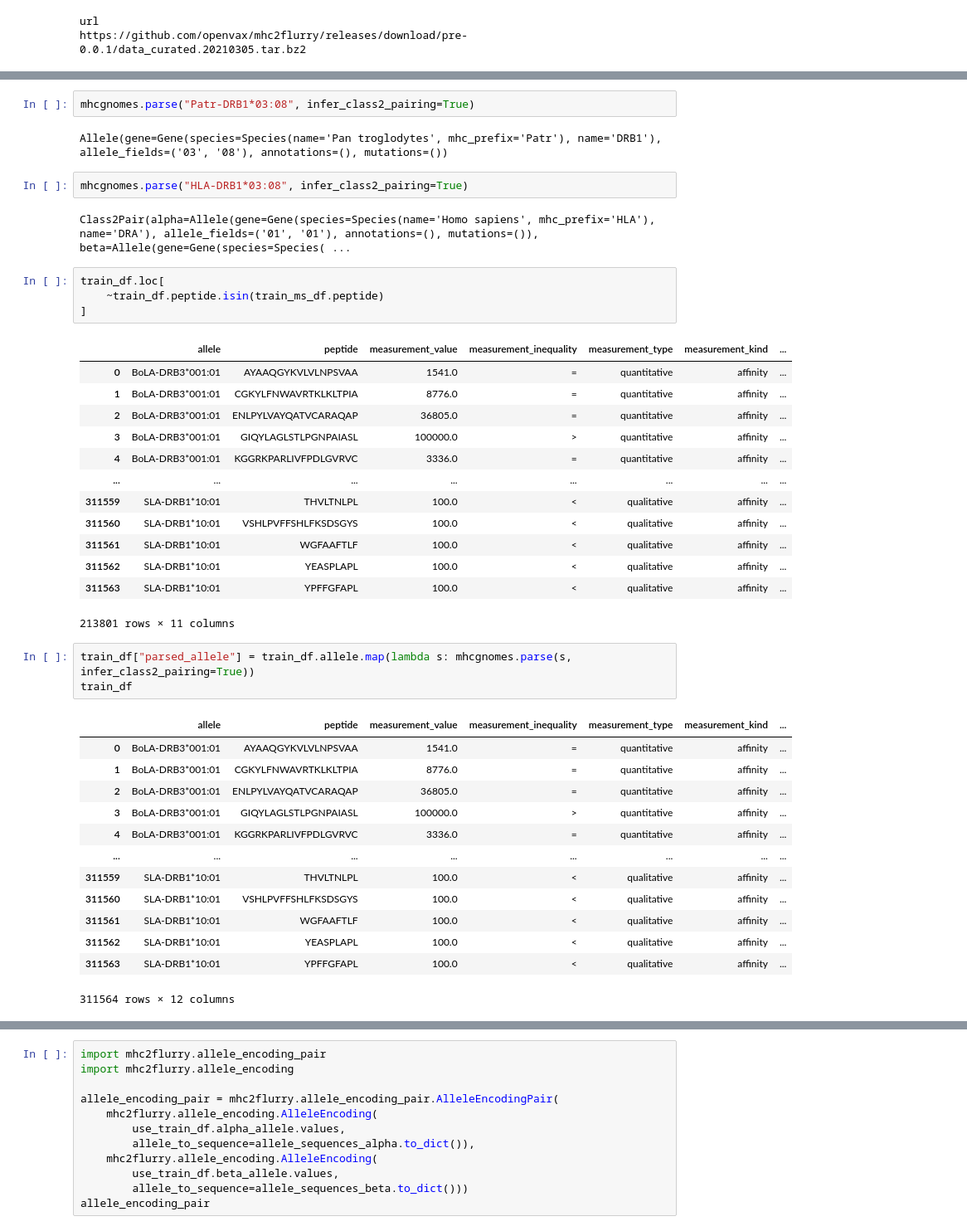
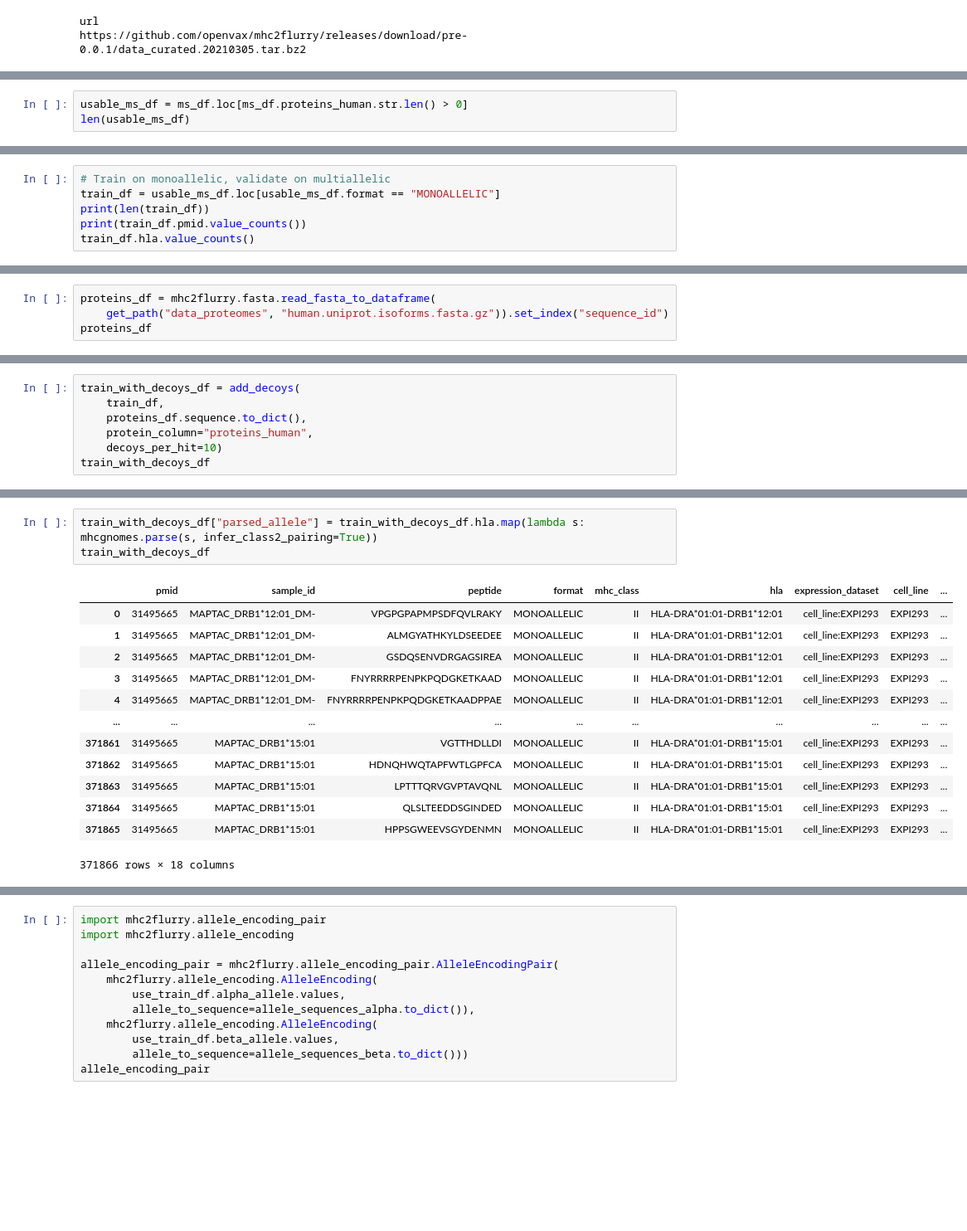
Before and after one commit to openvax/mhc2flurry, a Jupyter notebook: notebooks/1_simple_predictor_pan.ipynb, the cells around one changed output, grey strips where cells are left out. Shown at 83% size. Drawn from its saved outputs; the diff is of its cells as text; blank space fills up the shorter version.

```diff
--- a/notebooks/1_simple_predictor_pan.ipynb
+++ b/notebooks/1_simple_predictor_pan.ipynb
@@ -203,0 +191,3 @@ affinity_df
+# %%
+usable_ms_df = ms_df.loc[ms_df.proteins_human.str.len() > 0]
+len(usable_ms_df)
@@ -203,0 +204,6 @@ affinity_df
+# %%
+# Train on monoallelic, validate on multiallelic
+train_df = usable_ms_df.loc[usable_ms_df.format == "MONOALLELIC"]
+print(len(train_df))
+print(train_df.pmid.value_counts())
+train_df.hla.value_counts()
@@ -203,0 +253,4 @@ affinity_df
+# %%
+proteins_df = mhc2flurry.fasta.read_fasta_to_dataframe(
+    get_path("data_proteomes", "human.uniprot.isoforms.fasta.gz")).set_index("sequence_id")
+proteins_df
@@ -203,0 +334,7 @@ affinity_df
+# %%
+train_with_decoys_df = add_decoys(
+    train_df,
+    proteins_df.sequence.to_dict(),
+    protein_column="proteins_human",
+    decoys_per_hit=10)
+train_with_decoys_df
@@ -227,46 +378,20 @@ using variant maf_0.2_and_0.3_within_6.0_angstrom
  HLA-DRB5*01:08N     QDYFHGNVYDFDRATYGVGEFT
  HLA-DQB1*03:265     YFGLTYYAYAVRTETVQLELTT
  Name: maf_0.2_and_0.3_within_6.0_angstrom, Length: 1236, dtype: object)
-# %%
-mhcgnomes.parse("Patr-DRB1*03:08", infer_class2_pairing=True)
-# %% [output]
-Allele(gene=Gene(species=Species(name='Pan troglodytes', mhc_prefix='Patr'), name='DRB1'), allele_fields=('03', '08'), annotations=(), mutations=())
-# %%
-mhcgnomes.parse("HLA-DRB1*03:08", infer_class2_pairing=True)
-# %% [output]
-Class2Pair(alpha=Allele(gene=Gene(species=Species(name='Homo sapiens', mhc_prefix='HLA'), name='DRA'), allele_fields=('01', '01'), annotations=(), mutations=()), beta=Allele(gene=Gene(species=Species( ...
-# %%
-train_df.loc[
-    ~train_df.peptide.isin(train_ms_df.peptide)
-]
-# %% [output]
-|  | allele | peptide | measurement_value | measurement_inequality | measurement_type | measurement_kind | ... |
-| 0 | BoLA-DRB3*001:01 | AYAAQGYKVLVLNPSVAA | 1541.0 | = | quantitative | affinity | ... |
-| 1 | BoLA-DRB3*001:01 | CGKYLFNWAVRTKLKLTPIA | 8776.0 | = | quantitative | affinity | ... |
-| 2 | BoLA-DRB3*001:01 | ENLPYLVAYQATVCARAQAP | 36805.0 | = | quantitative | affinity | ... |
-| 3 | BoLA-DRB3*001:01 | GIQYLAGLSTLPGNPAIASL | 100000.0 | > | quantitative | affinity | ... |
-| 4 | BoLA-DRB3*001:01 | KGGRKPARLIVFPDLGVRVC | 3336.0 | = | quantitative | affinity | ... |
-| ... | ... | ... | ... | ... | ... | ... | ... |
-| 311559 | SLA-DRB1*10:01 | THVLTNLPL | 100.0 | < | qualitative | affinity | ... |
-| 311560 | SLA-DRB1*10:01 | VSHLPVFFSHLFKSDSGYS | 100.0 | < | qualitative | affinity | ... |
-| 311561 | SLA-DRB1*10:01 | WGFAAFTLF | 100.0 | < | qualitative | affinity | ... |
-| 311562 | SLA-DRB1*10:01 | YEASPLAPL | 100.0 | < | qualitative | affinity | ... |
-| 311563 | SLA-DRB1*10:01 | YPFFGFAPL | 100.0 | < | qualitative | affinity | ... |
-213801 rows × 11 columns
 # %%
-train_df["parsed_allele"] = train_df.allele.map(lambda s: mhcgnomes.parse(s, infer_class2_pairing=True))
-train_df
+train_with_decoys_df["parsed_allele"] = train_with_decoys_df.hla.map(lambda s: mhcgnomes.parse(s, infer_class2_pairing=True))
+train_with_decoys_df
 # %% [output]
-|  | allele | peptide | measurement_value | measurement_inequality | measurement_type | measurement_kind | ... |
-| 0 | BoLA-DRB3*001:01 | AYAAQGYKVLVLNPSVAA | 1541.0 | = | quantitative | affinity | ... |
-| 1 | BoLA-DRB3*001:01 | CGKYLFNWAVRTKLKLTPIA | 8776.0 | = | quantitative | affinity | ... |
-| 2 | BoLA-DRB3*001:01 | ENLPYLVAYQATVCARAQAP | 36805.0 | = | quantitative | affinity | ... |
-| 3 | BoLA-DRB3*001:01 | GIQYLAGLSTLPGNPAIASL | 100000.0 | > | quantitative | affinity | ... |
-| 4 | BoLA-DRB3*001:01 | KGGRKPARLIVFPDLGVRVC | 3336.0 | = | quantitative | affinity | ... |
-| ... | ... | ... | ... | ... | ... | ... | ... |
-| 311559 | SLA-DRB1*10:01 | THVLTNLPL | 100.0 | < | qualitative | affinity | ... |
-| 311560 | SLA-DRB1*10:01 | VSHLPVFFSHLFKSDSGYS | 100.0 | < | qualitative | affinity | ... |
-| 311561 | SLA-DRB1*10:01 | WGFAAFTLF | 100.0 | < | qualitative | affinity | ... |
-| 311562 | SLA-DRB1*10:01 | YEASPLAPL | 100.0 | < | qualitative | affinity | ... |
-| 311563 | SLA-DRB1*10:01 | YPFFGFAPL | 100.0 | < | qualitative | affinity | ... |
+|  | pmid | sample_id | peptide | format | mhc_class | hla | expression_dataset | cell_line | ... |
+| 0 | 31495665 | MAPTAC_DRB1*12:01_DM- | VPGPGPAPMPSDFQVLRAKY | MONOALLELIC | II | HLA-DRA*01:01-DRB1*12:01 | cell_line:EXPI293 | EXPI293 | ... |
+| 1 | 31495665 | MAPTAC_DRB1*12:01_DM- | ALMGYATHKYLDSEEDEE | MONOALLELIC | II | HLA-DRA*01:01-DRB1*12:01 | cell_line:EXPI293 | EXPI293 | ... |
+| 2 | 31495665 | MAPTAC_DRB1*12:01_DM- | GSDQSENVDRGAGSIREA | MONOALLELIC | II | HLA-DRA*01:01-DRB1*12:01 | cell_line:EXPI293 | EXPI293 | ... |
+| 3 | 31495665 | MAPTAC_DRB1*12:01_DM- | FNYRRRRPENPKPQDGKETKAAD | MONOALLELIC | II | HLA-DRA*01:01-DRB1*12:01 | cell_line:EXPI293 | EXPI293 | ... |
+| 4 | 31495665 | MAPTAC_DRB1*12:01_DM- | FNYRRRRPENPKPQDGKETKAADPPAE | MONOALLELIC | II | HLA-DRA*01:01-DRB1*12:01 | cell_line:EXPI293 | EXPI293 | ... |
+| ... | ... | ... | ... | ... | ... | ... | ... | ... | ... |
+| 371861 | 31495665 | MAPTAC_DRB1*15:01 | VGTTHDLLDI | MONOALLELIC | II | HLA-DRA*01:01-DRB1*15:01 | cell_line:EXPI293 | EXPI293 | ... |
+| 371862 | 31495665 | MAPTAC_DRB1*15:01 | HDNQHWQTAPFWTLGPFCA | MONOALLELIC | II | HLA-DRA*01:01-DRB1*15:01 | cell_line:EXPI293 | EXPI293 | ... |
+| 371863 | 31495665 | MAPTAC_DRB1*15:01 | LPTTTQRVGVPTAVQNL | MONOALLELIC | II | HLA-DRA*01:01-DRB1*15:01 | cell_line:EXPI293 | EXPI293 | ... |
+| 371864 | 31495665 | MAPTAC_DRB1*15:01 | QLSLTEEDDSGINDED | MONOALLELIC | II | HLA-DRA*01:01-DRB1*15:01 | cell_line:EXPI293 | EXPI293 | ... |
+| 371865 | 31495665 | MAPTAC_DRB1*15:01 | HPPSGWEEVSGYDENMN | MONOALLELIC | II | HLA-DRA*01:01-DRB1*15:01 | cell_line:EXPI293 | EXPI293 | ... |
-311564 rows × 12 columns
+371866 rows × 18 columns
```
Also changed, not shown: parts of 33 cells of this notebook.
